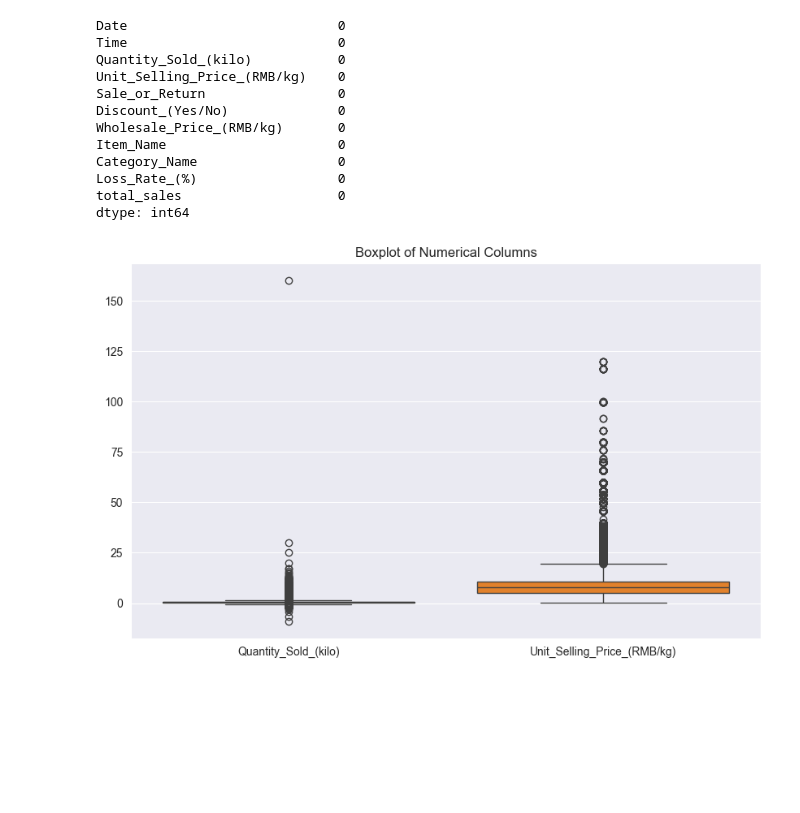
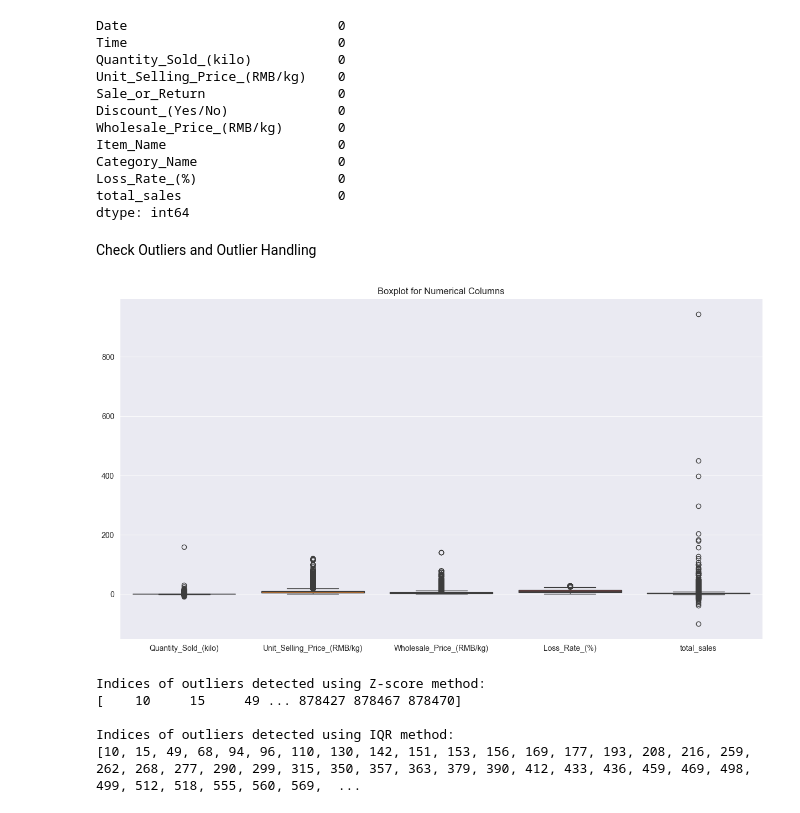
Before and after one commit to RumethSandinu/Project-connexa, a Jupyter notebook: Shamal/model_building.ipynb, the cells around one changed output. Drawn from its saved outputs; the diff is of its cells as text; code cells hidden in the pictures; blank space fills up the shorter version.

Commit message:
outlier handling done and merge the filtered numerical data and the original missed columns. Then categorized data with year and month

```diff
--- a/Shamal/model_building.ipynb
+++ b/Shamal/model_building.ipynb
@@ -659,25 +659,50 @@ Category_Name                  0
 Loss_Rate_(%)                  0
 total_sales                    0
 dtype: int64
-# %%
-# Assuming df is your original DataFrame
-numerical_columns = ['Quantity_Sold_(kilo)', 'Unit_Selling_Price_(RMB/kg)']
-
-# Create a boxplot
-plt.figure(figsize=(10, 6))
-sns.boxplot(data=data[numerical_columns])
-plt.title('Boxplot of Numerical Columns')
-plt.show()
-# %% [output]
-[figure, removed]
+# %% [markdown]
+Check Outliers and Outlier Handling
 # %%
-# Assuming df is your DataFrame and 'Quantity_Sold_(kilo)' is the column with outliers
-numerical_column = 'Quantity_Sold_(kilo)'
+import pandas as pd
+import numpy as np
+import seaborn as sns
+import matplotlib.pyplot as plt
+from scipy.stats import zscore
 
-# Calculate the mean of the column
-mean_value = data[numerical_column].mean()
+# Assuming your dataframe is named 'data'
 
-# Identify and replace outliers with the mean
-outliers_mask = (data[numerical_column] < (mean_value - 3 * data[numerical_column].std())) | (data[numerical_column] > (mean_value + 3 * data[numerical_column].std()))
+# Selecting only numeric columns for outlier detection
+numeric_data = data.select_dtypes(include=np.number)
 
-data.loc[outliers_mask, numerical_column] = mean_value
+# 1. Z-Score method for Outlier Detection
+z_scores = np.abs(zscore(numeric_data))
+outliers_z = np.where(z_scores > 3)
+
+# 2. IQR (Inter quartile Range) Method for Outlier Detection
+Q1 = numeric_data.quantile(0.25)
+Q3 = numeric_data.quantile(0.75)
+IQR = Q3 - Q1
+
+# Identify outliers based on the IQR method
+outliers_iqr = ((numeric_data < (Q1 - 1.5 * IQR)) | (numeric_data > (Q3 + 1.5 * IQR))).any(axis=1)
+
+# Visualization Techniques
+
+# Boxplot for Numerical Columns
+plt.figure(figsize=(15, 8))
+sns.boxplot(data=numeric_data)
+plt.title('Boxplot for Numerical Columns')
+plt.show()
+
+# Printing the indices of rows where outliers are detected using both methods
+print("Indices of outliers detected using Z-score method:")
+print(np.unique(outliers_z[0]))
+
+print("\nIndices of outliers detected using IQR method:")
+print(outliers_iqr[outliers_iqr == True].index.tolist())
+# %% [output]
+[figure, added]
+Indices of outliers detected using Z-score method:
+[    10     15     49 ... 878427 878467 878470]
+
+Indices of outliers detected using IQR method:
+[10, 15, 49, 68, 94, 96, 110, 130, 142, 151, 153, 156, 169, 177, 193, 208, 216, 259, 262, 268, 277, 290, 299, 315, 350, 357, 363, 379, 390, 412, 433, 436, 459, 469, 498, 499, 512, 518, 555, 560, 569,  ...
```
Also changed, not shown: parts of 19 cells of this notebook.
